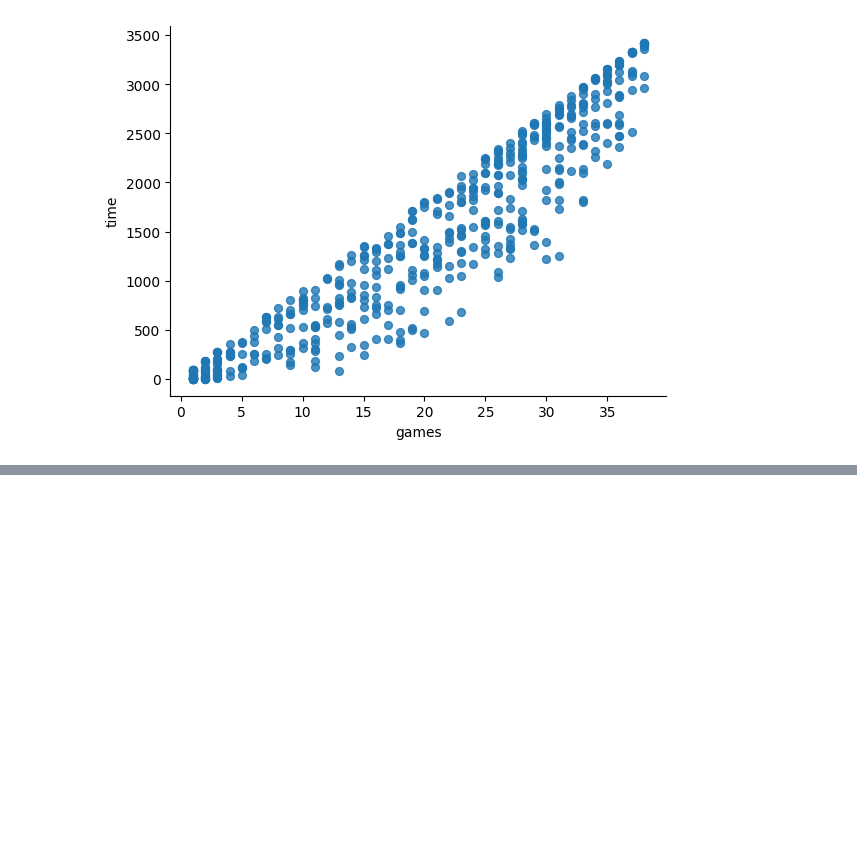
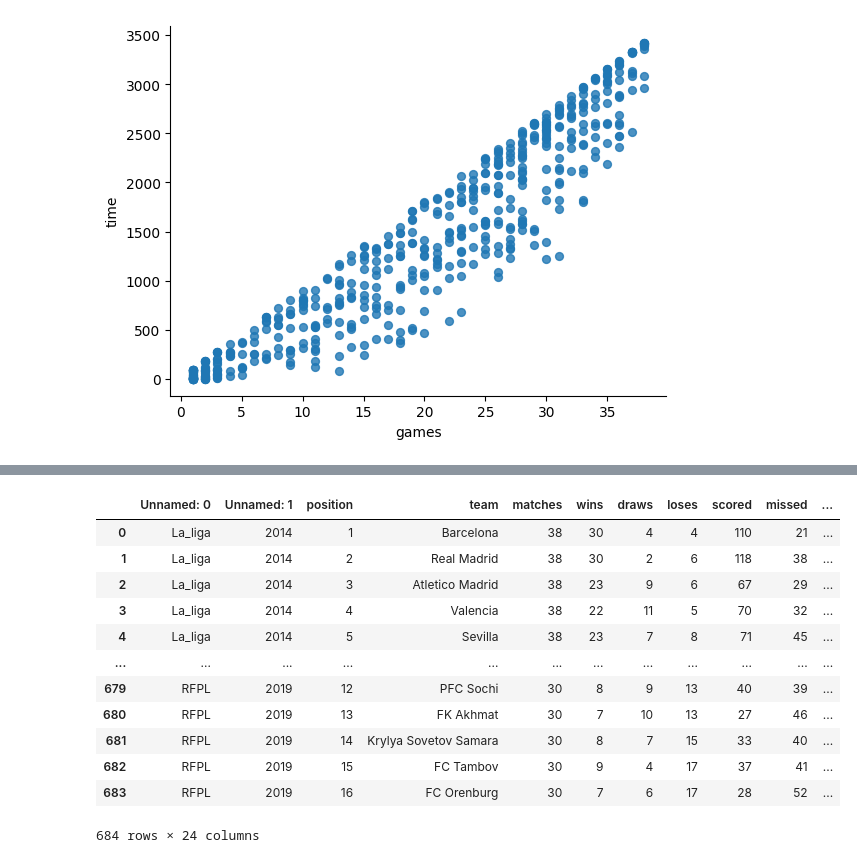
Before and after one commit to Tasyasyaaaaa/PembelajaranMesin, a Jupyter notebook: Pertemuan_2_Pembelajaran_Mesin.ipynb, the cells around one changed output, grey strips where cells are left out. Drawn from its saved outputs; the diff is of its cells as text; code cells hidden in the pictures; blank space fills up the shorter version.

```diff
--- a/Pertemuan_2_Pembelajaran_Mesin.ipynb
+++ b/Pertemuan_2_Pembelajaran_Mesin.ipynb
@@ -116,0 +178,16 @@ if not os.path.exists("/root/.kaggle/kaggle.json"):
+# %%
+pd.read_csv('/content/understat.com.csv')
+# %% [output]
+|  | Unnamed: 0 | Unnamed: 1 | position | team | matches | wins | draws | loses | scored | missed | ... |
+| 0 | La_liga | 2014 | 1 | Barcelona | 38 | 30 | 4 | 4 | 110 | 21 | ... |
+| 1 | La_liga | 2014 | 2 | Real Madrid | 38 | 30 | 2 | 6 | 118 | 38 | ... |
+| 2 | La_liga | 2014 | 3 | Atletico Madrid | 38 | 23 | 9 | 6 | 67 | 29 | ... |
+| 3 | La_liga | 2014 | 4 | Valencia | 38 | 22 | 11 | 5 | 70 | 32 | ... |
+| 4 | La_liga | 2014 | 5 | Sevilla | 38 | 23 | 7 | 8 | 71 | 45 | ... |
+| ... | ... | ... | ... | ... | ... | ... | ... | ... | ... | ... | ... |
+| 679 | RFPL | 2019 | 12 | PFC Sochi | 30 | 8 | 9 | 13 | 40 | 39 | ... |
+| 680 | RFPL | 2019 | 13 | FK Akhmat | 30 | 7 | 10 | 13 | 27 | 46 | ... |
+| 681 | RFPL | 2019 | 14 | Krylya Sovetov Samara | 30 | 8 | 7 | 15 | 33 | 40 | ... |
+| 682 | RFPL | 2019 | 15 | FC Tambov | 30 | 9 | 4 | 17 | 37 | 41 | ... |
+| 683 | RFPL | 2019 | 16 | FC Orenburg | 30 | 7 | 6 | 17 | 28 | 52 | ... |
+684 rows × 24 columns
```
Also changed, not shown: parts of 11 cells of this notebook.
